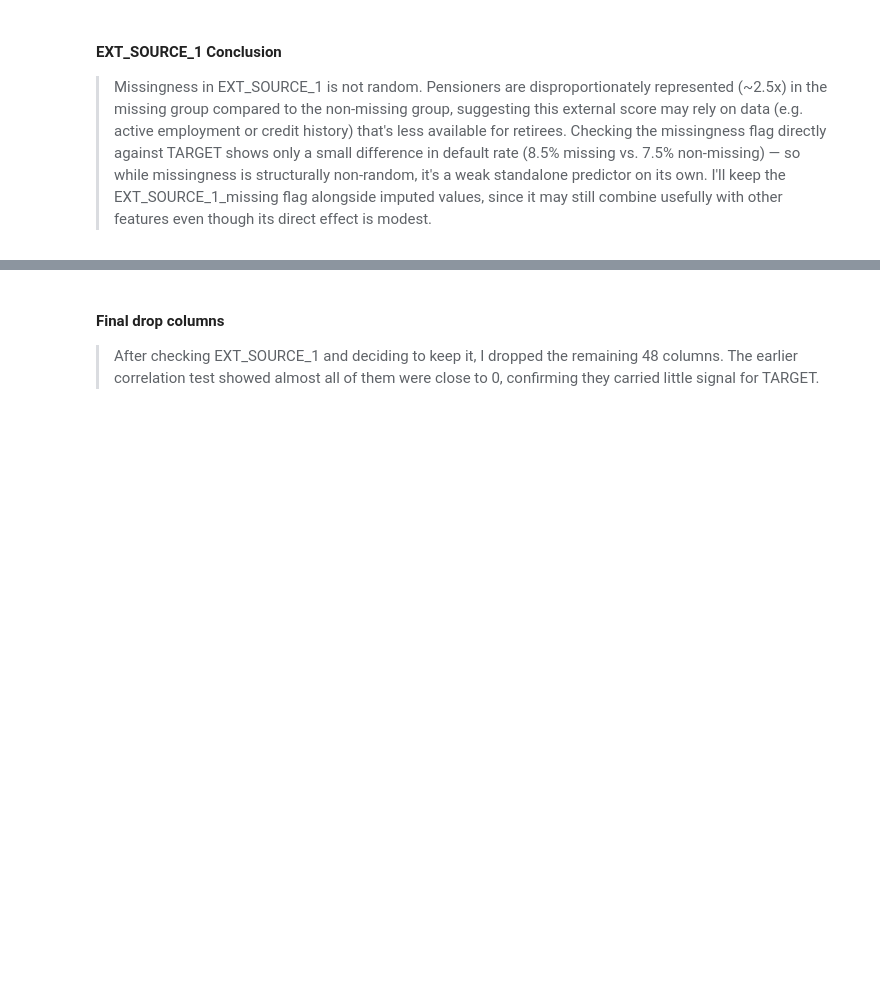
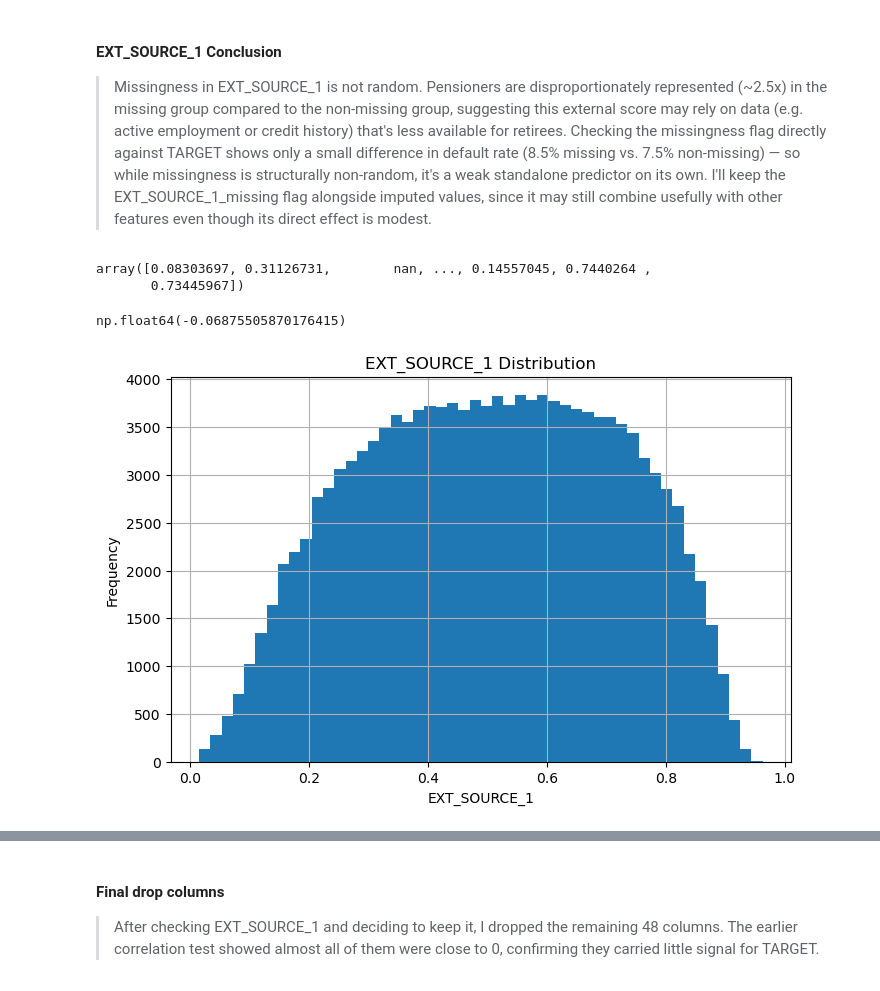
Before and after one commit to edgarordonezz/loan-default-predictor, a Jupyter notebook: load_default_eda_training.ipynb, the cells around one changed output, grey strips where cells are left out. Drawn from its saved outputs; the diff is of its cells as text; code cells hidden in the pictures; blank space fills up the shorter version.

```diff
--- a/load_default_eda_training.ipynb
+++ b/load_default_eda_training.ipynb
@@ -346,3 +315,20 @@ Name: TARGET, dtype: float64
 # %% [markdown]
 #### EXT_SOURCE_1 Conclusion
 > Missingness in EXT_SOURCE_1 is not random. Pensioners are disproportionately represented (~2.5x) in the missing group compared to the non-missing group, suggesting this external score may rely on data (e.g. active employment or credit history) that's less available for retirees. Checking the missingness flag directly against TARGET shows only a small difference in default rate (8.5% missing vs. 7.5% non-missing) — so while missingness is structurally non-random, it's a weak standalone predictor on its own. I'll keep the EXT_SOURCE_1_missing flag alongside imputed values, since it may still combine usefully with other features even though its direct effect is modest.
+# %%
+df['EXT_SOURCE_1'].unique()
+# %% [output]
+array([0.08303697, 0.31126731,        nan, ..., 0.14557045, 0.7440264 ,
+       0.73445967])
+# %%
+df['EXT_SOURCE_1'].skew()
+# %% [output]
+np.float64(-0.06875505870176415)
+# %%
+df['EXT_SOURCE_1'].hist(bins=50, figsize=(8,5))
+plt.title('EXT_SOURCE_1 Distribution')
+plt.xlabel('EXT_SOURCE_1')
+plt.ylabel('Frequency')
+plt.show()
+# %% [output]
+[figure, added]
```
Also changed, not shown: parts of 74 cells of this notebook.
